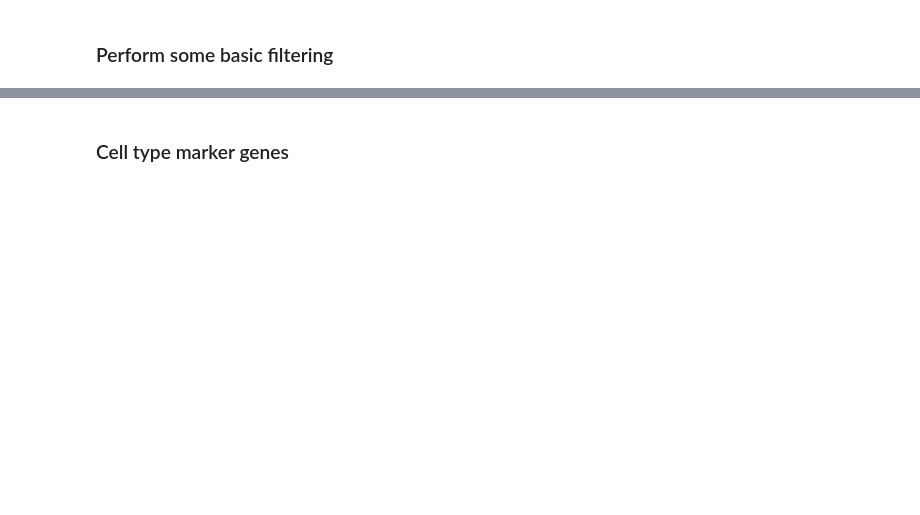
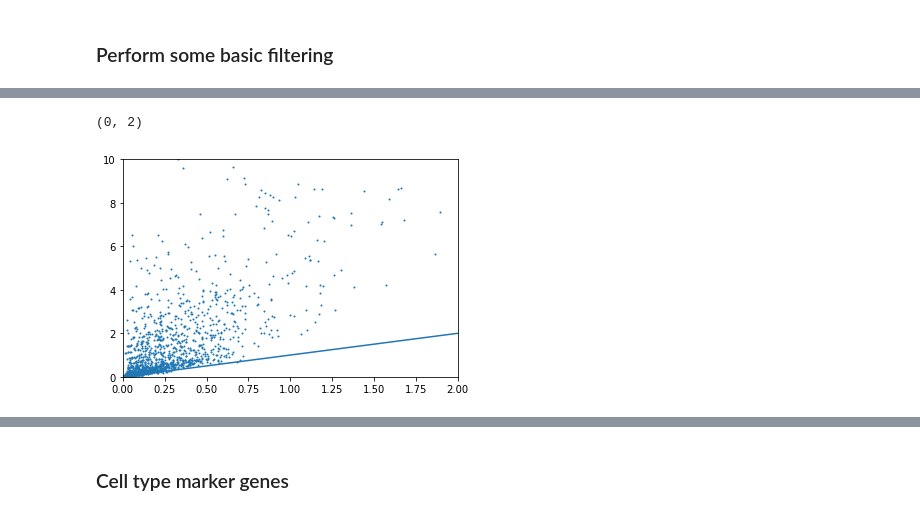
Before and after one commit to yelabucsf/scrna-parameter-estimation, a Jupyter notebook: examples/interferon_stimulation/interferon_stimulation_analysis.ipynb, the cells around one changed output, grey strips where cells are left out. Saved outputs shown, nothing was run; the diff lists cells and outputs as text; code cells hidden in the pictures; blank space fills up the shorter version.

```diff
--- a/examples/interferon_stimulation/interferon_stimulation_analysis.ipynb
+++ b/examples/interferon_stimulation/interferon_stimulation_analysis.ipynb
@@ -109,0 +52,9 @@ for cell_type, total_umi_dist in total_umi_content.items():
+# %%
+adata_ctrl = adata[adata.obs.stim == 'ctrl'].copy()
+# %%
+imp.reload(simplesc)
+estimator = simplesc.SingleCellEstimator(
+    adata=adata_ctrl,
+    group_label='cell',
+    n_umis_column='n_counts',
+    p=0.1)
@@ -109,0 +80,14 @@ for cell_type, total_umi_dist in total_umi_content.items():
+# %%
+plt.scatter(
+    estimator.estimated_central_moments['CD4 T cells']['first'],
+    estimator.estimated_central_moments['CD4 T cells']['second'],
+    s=1
+)
+plt.plot([0, 2], [0, 2])
+
+
+plt.ylim(0, 10)
+plt.xlim(0, 2)
+# %% [output]
+(0, 2)
+[figure, added]
```
Also changed, not shown: parts of 61 cells of this notebook, 3 other files.
